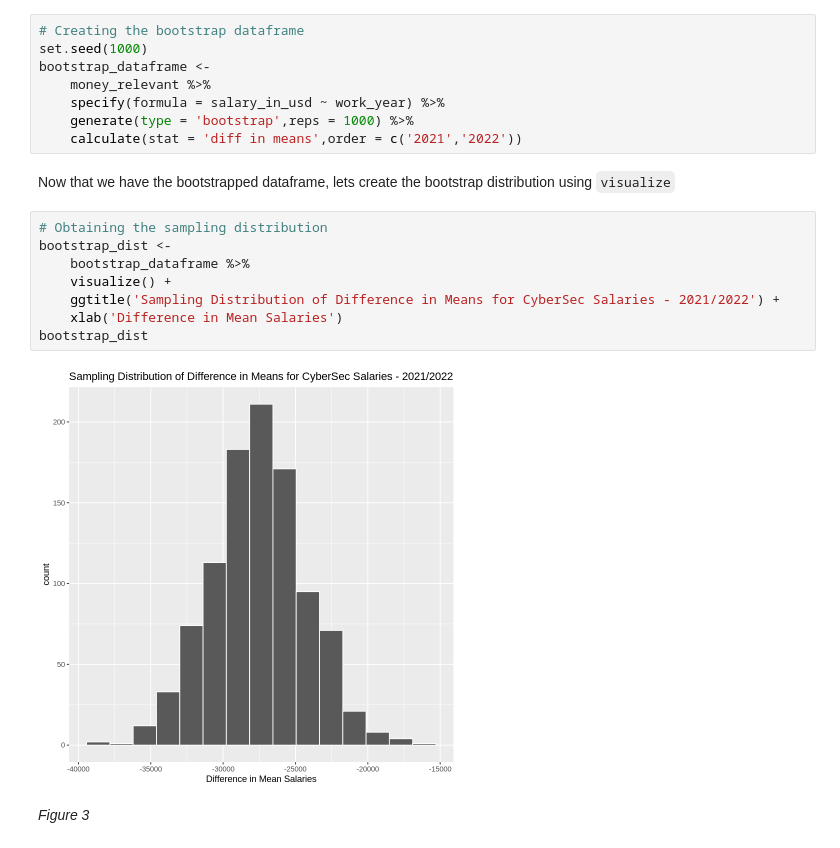
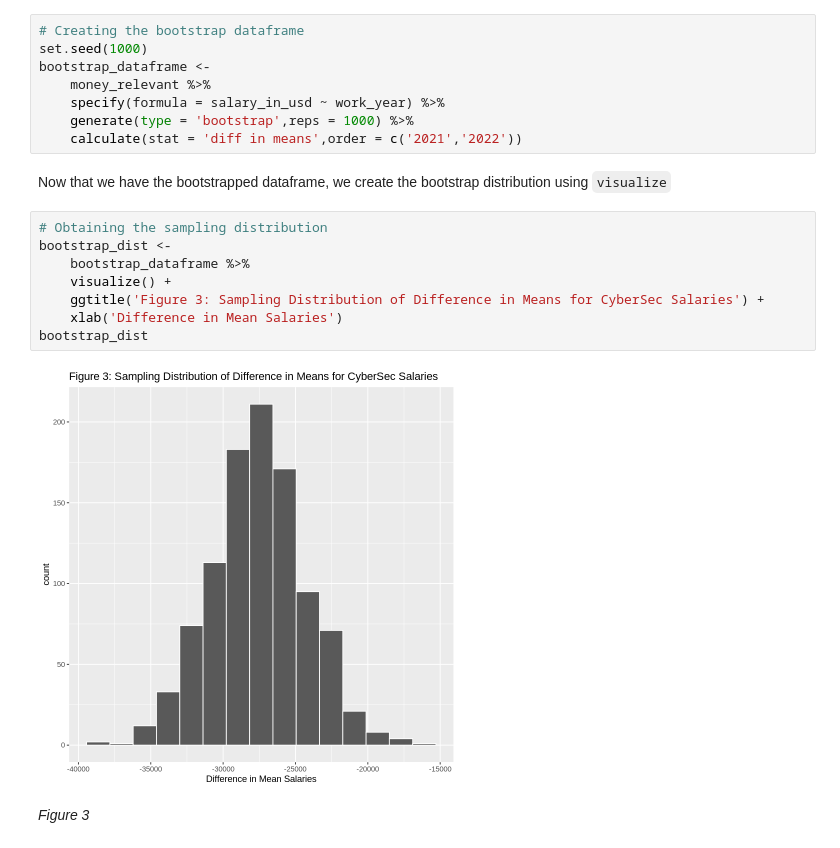
Before and after one commit to joelbonnie/CyberSecSalaryInference, a Jupyter notebook: finalReport.ipynb, the cells around one changed output. Cells and saved outputs as stored; diff of their text form.

```diff
--- a/finalReport.ipynb
+++ b/finalReport.ipynb
@@ -241,17 +256,17 @@ bootstrap_dataframe <-
     generate(type = 'bootstrap',reps = 1000) %>%
     calculate(stat = 'diff in means',order = c('2021','2022'))
 # %% [markdown]
-Now that we have the bootstrapped dataframe, lets create the bootstrap distribution using `visualize`
+Now that we have the bootstrapped dataframe, we create the bootstrap distribution using `visualize`
 # %%
 # Obtaining the sampling distribution
 bootstrap_dist <-
     bootstrap_dataframe %>%
     visualize() +
-    ggtitle('Sampling Distribution of Difference in Means for CyberSec Salaries - 2021/2022') +
+    ggtitle('Figure 3: Sampling Distribution of Difference in Means for CyberSec Salaries') +
     xlab('Difference in Mean Salaries')
 bootstrap_dist
 # %% [output]
-[figure, old version]
+[figure, new version]
 # %% [markdown]
 *Figure 3*
 # %% [markdown]
```
Also changed, not shown: parts of 29 cells of this notebook.
